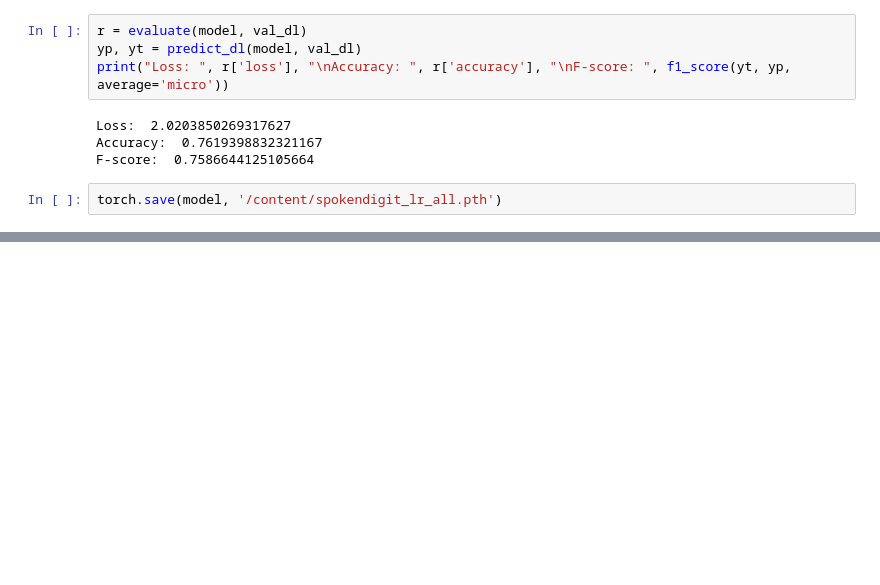
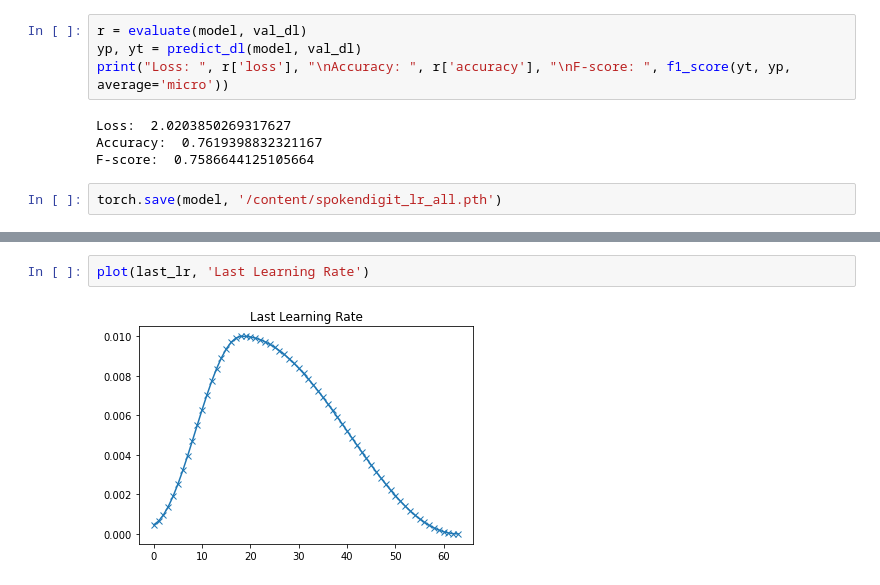
Before and after one commit to AyishaR/Spokendigit, a Jupyter notebook: Spokendigit_Five_features.ipynb, the cells around one changed output, grey strips where cells are left out. Cells and saved outputs as stored; diff of their text form; blank space fills up the shorter version.

```diff
--- a/Spokendigit_Five_features.ipynb
+++ b/Spokendigit_Five_features.ipynb
@@ -204,0 +225,4 @@ torch.save(model, '/content/spokendigit_lr_all.pth')
+# %%
+plot(last_lr, 'Last Learning Rate')
+# %% [output]
+[figure, added]
```
Also changed, not shown: parts of 3 cells of this notebook.
